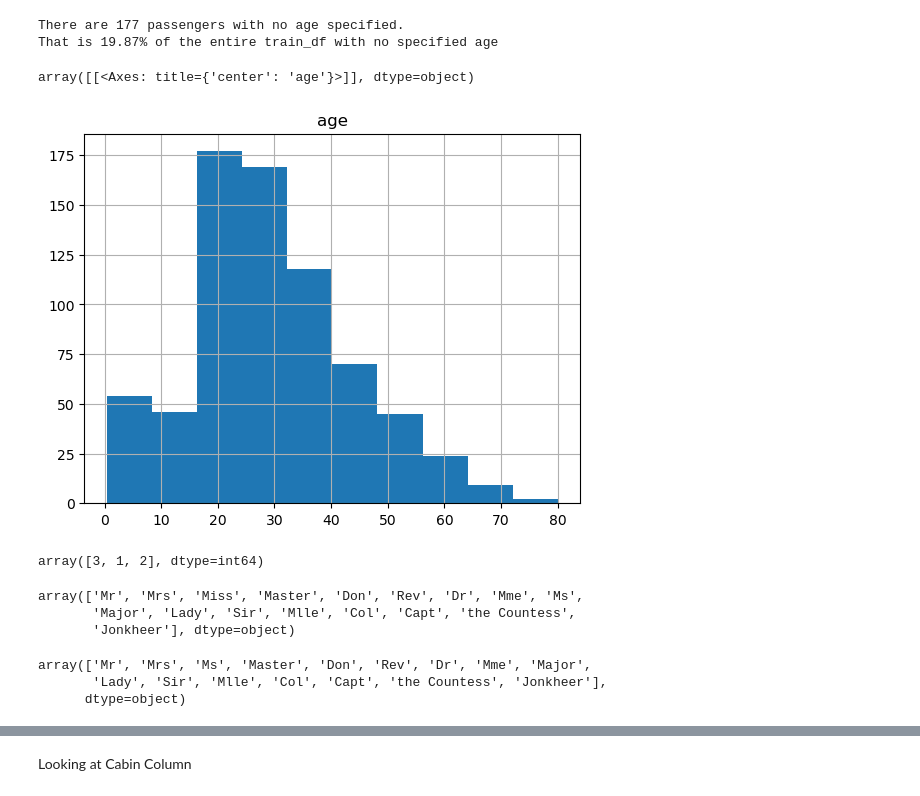
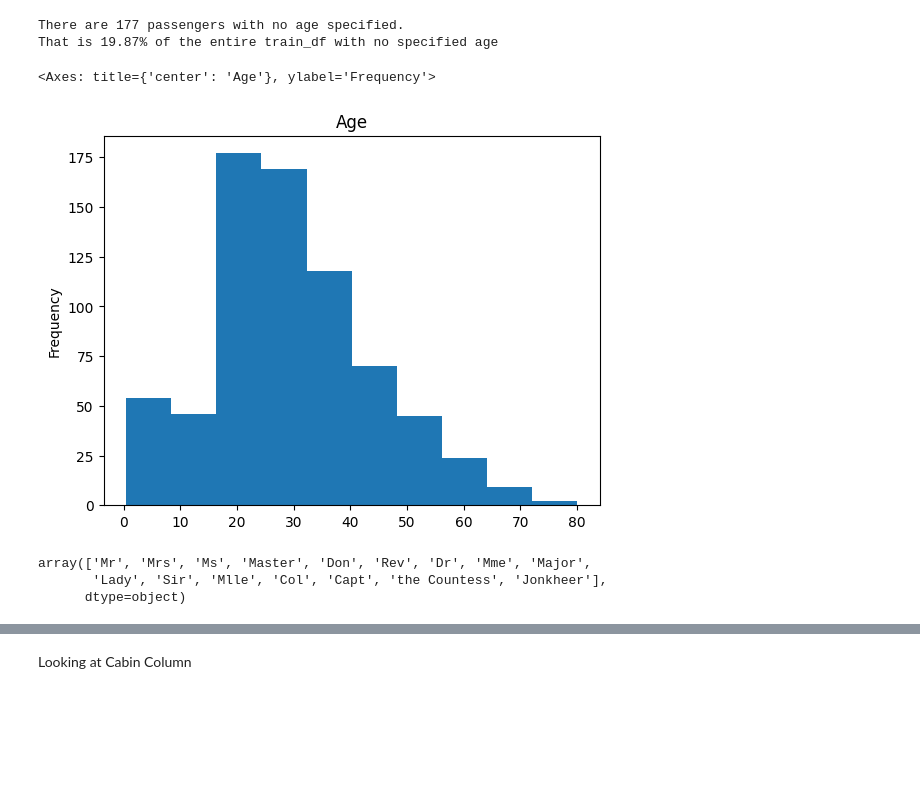
Before and after one commit to RuizLorenzoChavez/practical-ML, a Jupyter notebook: titanic.ipynb, the cells around one changed output, grey strips where cells are left out. Saved outputs shown, nothing was run; the diff lists cells and outputs as text; code cells hidden in the pictures; blank space fills up the shorter version.

```diff
--- a/titanic.ipynb
+++ b/titanic.ipynb
@@ -156,5 +113,3 @@ train_df.head()
 | 5 | 0 | 3 | Allen, Mr. William Henry | male | 35.0 | 0 | 0 | 373450 | 8.0500 | NaN | ... |
 # %% [markdown]
 Embarked was imputed using the mode as there were only 3 missing values and it is most likely that it would follow the values of the most frequent S.
-# %%
-train_df['embarked'].fillna(train_df['embarked'].mode()[0], inplace=True)
@@ -160,0 +129,8 @@ train_df['embarked'].fillna(train_df['embarked'].mode()[0], inplace=True)
+# %%
+#  impute null embarked values with mode values
+def embarked_solution(df):
+    df['embarked'] = df['embarked'].fillna(df['embarked'].mode()[0])
+    return df
+
+train_df = embarked_solution(train_df)
+train_df
@@ -177,33 +168,21 @@ print(f"That is {(null_age.sum() / train_df.shape[0]) * 100:.2f}% of the entire
 There are 177 passengers with no age specified.
 That is 19.87% of the entire train_df with no specified age
 # %%
-# looking at distribution of age
-train_df.hist(column = 'age')
+#  looking at distribution of age
+train_df.age.plot.hist(title="Age")
 # %% [output]
-array([[<Axes: title={'center': 'age'}>]], dtype=object)
+<Axes: title={'center': 'Age'}, ylabel='Frequency'>
-[figure, old version]
+[figure, new version]
-# %%
-#checking pclass values
-train_df['pclass'].unique()
-# %% [output]
-array([3, 1, 2], dtype=int64)
 # %%
-#checking possible titles
-
+#  checking possible titles
 train_df['title'] = train_df['name'].apply(lambda name: name.split(',')[1].split('.')[0].strip())
 
+# making Miss into Ms
+train_df['title'] = train_df['title'].replace('Miss','Ms')
+
 train_df['title'].unique()
 # %% [output]
-array(['Mr', 'Mrs', 'Miss', 'Master', 'Don', 'Rev', 'Dr', 'Mme', 'Ms',
-       'Major', 'Lady', 'Sir', 'Mlle', 'Col', 'Capt', 'the Countess',
-       'Jonkheer'], dtype=object)
+array(['Mr', 'Mrs', 'Ms', 'Master', 'Don', 'Rev', 'Dr', 'Mme', 'Major',
+       'Lady', 'Sir', 'Mlle', 'Col', 'Capt', 'the Countess', 'Jonkheer'],
+      dtype=object)
-# %%
-# making Miss into Ms
-train_df['title'] = train_df['title'].replace('Miss','Ms')
-
-train_df['title'].unique()
-# %% [output]
-array(['Mr', 'Mrs', 'Ms', 'Master', 'Don', 'Rev', 'Dr', 'Mme', 'Major',
-       'Lady', 'Sir', 'Mlle', 'Col', 'Capt', 'the Countess', 'Jonkheer'],
-      dtype=object)
 # %%
```
Also changed, not shown: parts of 27 cells of this notebook.
